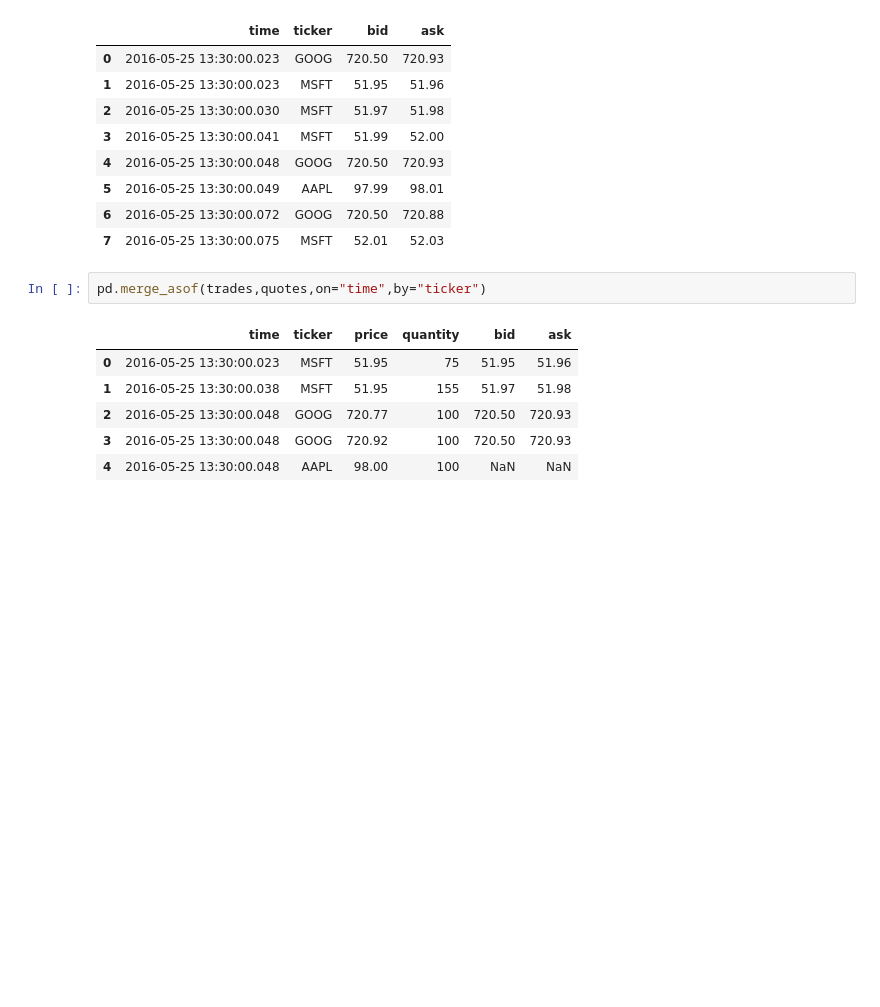
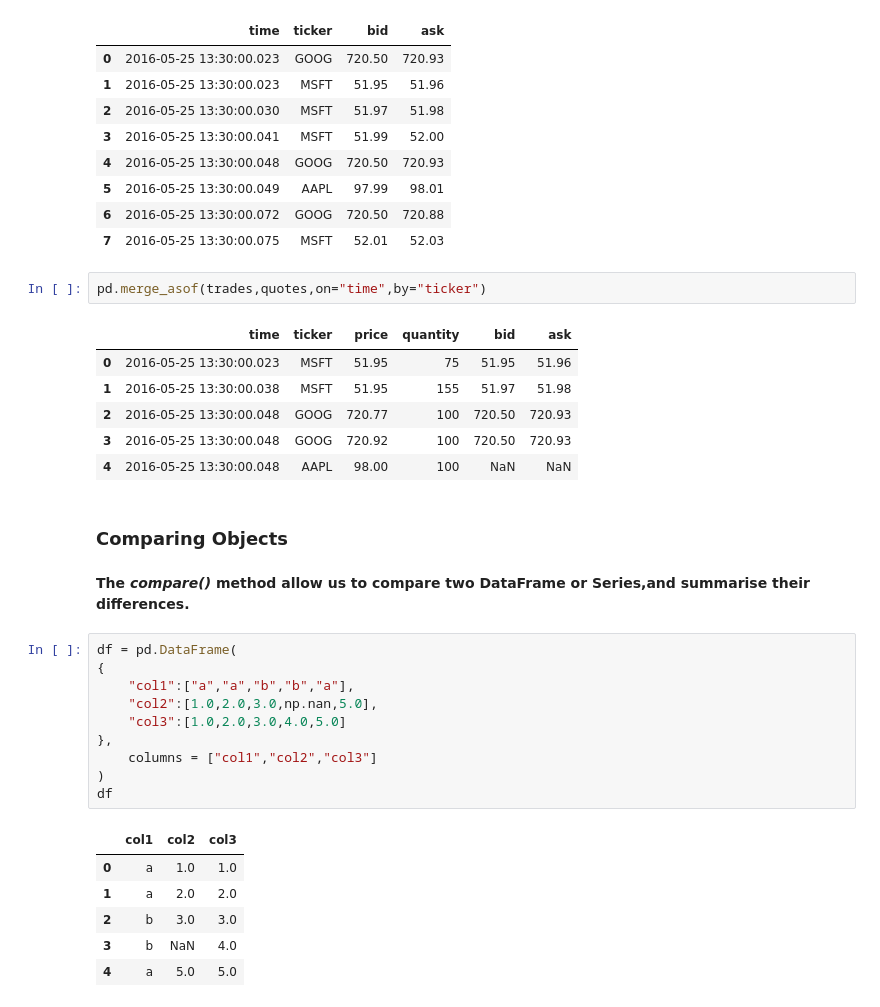
Before and after one commit to ashishkirtwed/Pandas-Tutorial-and-Exercise, a Jupyter notebook: Lecture3.ipynb, the cells around one changed output. Cells and saved outputs as stored; diff of their text form; blank space fills up the shorter version.

Commit message:
Completes merge /join/compare

```diff
--- a/Lecture3.ipynb
+++ b/Lecture3.ipynb
@@ -711,3 +711,24 @@ pd.merge_asof(trades,quotes,on="time",by="ticker")
 | 2 | 2016-05-25 13:30:00.048 | GOOG | 720.77 | 100 | 720.50 | 720.93 |
 | 3 | 2016-05-25 13:30:00.048 | GOOG | 720.92 | 100 | 720.50 | 720.93 |
 | 4 | 2016-05-25 13:30:00.048 | AAPL | 98.00 | 100 | NaN | NaN |
+# %% [markdown]
+### Comparing Objects
+# %% [markdown]
+**The *compare()* method allow us to compare two DataFrame or Series,and summarise their differences.**
+# %%
+df = pd.DataFrame(
+{
+    "col1":["a","a","b","b","a"],
+    "col2":[1.0,2.0,3.0,np.nan,5.0],
+    "col3":[1.0,2.0,3.0,4.0,5.0]
+},
+    columns = ["col1","col2","col3"]
+)
+df
+# %% [output]
+|  | col1 | col2 | col3 |
+| 0 | a | 1.0 | 1.0 |
+| 1 | a | 2.0 | 2.0 |
+| 2 | b | 3.0 | 3.0 |
+| 3 | b | NaN | 4.0 |
+| 4 | a | 5.0 | 5.0 |
```
Also changed, not shown: parts of 4 cells of this notebook.
